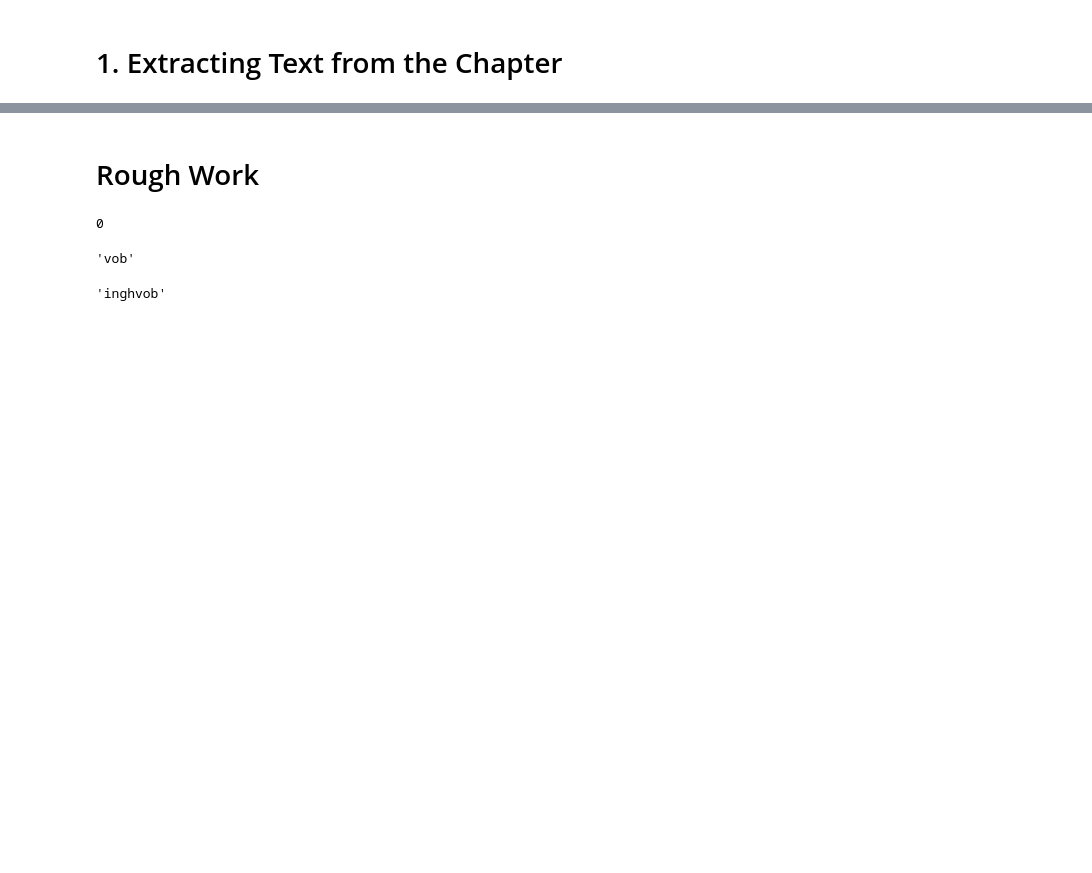
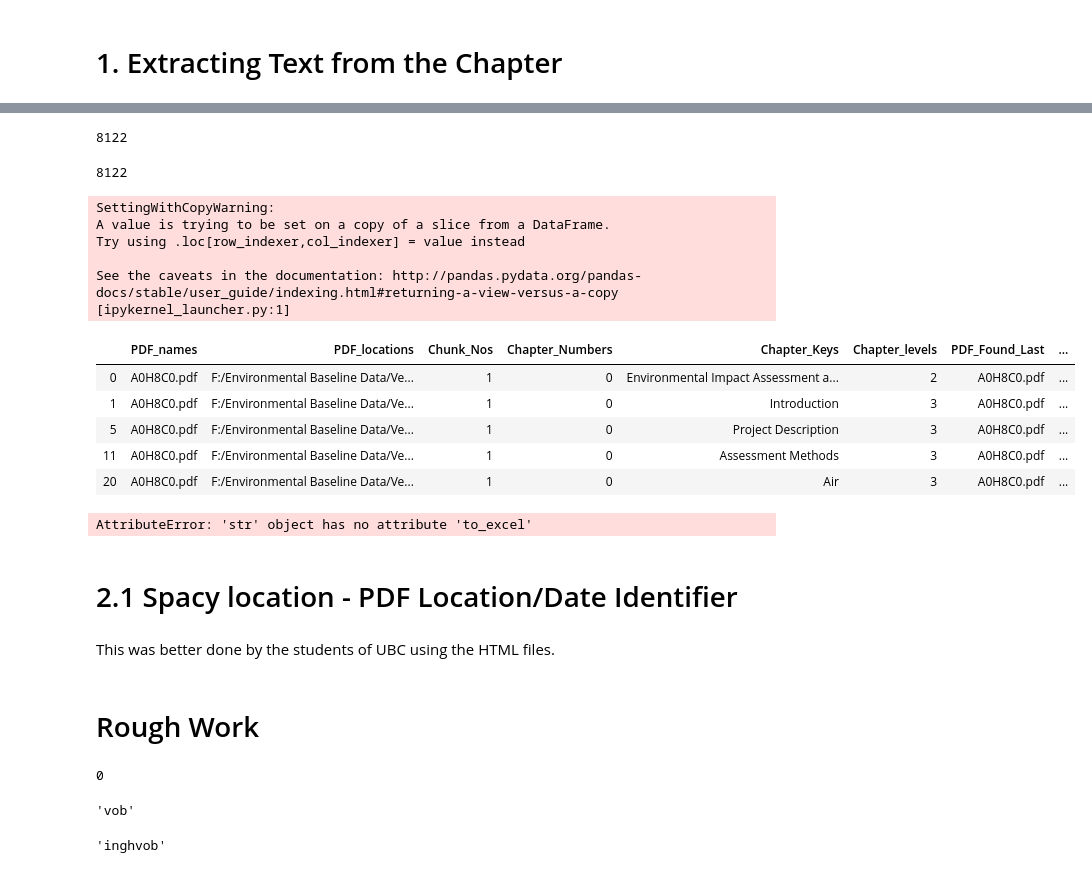
Before and after one commit to iVibudh/CER-ESA-Phase1, a Jupyter notebook: extracting-chapters-from-PDF/Extracting Metadata from Chapters with Outlines .ipynb, the cells around one changed output, grey strips where cells are left out. Saved outputs shown, nothing was run; the diff lists cells and outputs as text; code cells hidden in the pictures; blank space fills up the shorter version.

```diff
--- a/extracting-chapters-from-PDF/Extracting Metadata from Chapters with Outlines .ipynb
+++ b/extracting-chapters-from-PDF/Extracting Metadata from Chapters with Outlines .ipynb
@@ -183,6 +175,7 @@ def remove_digits(chapter_key):
     New Chapter Key in Outline : "Environment Assessment"
     """
     index = 0
+    chapter_key = str(chapter_key)
     chapter_key = chapter_key.strip()
     if ' ' in chapter_key and chapter_key[0].isdigit():
         index = chapter_key.index(' ')
@@ -191,7 +200,12 @@ def remove_digits(chapter_key):
 # %%
-def read_chapter_text(PDF_location, Start_Text, Start_Page, End_Page, End_Text):
+def read_chapter_text(PDF_location, Start_Text, Start_Page, End_Page, End_Text,i):
 
-    print("Reading PDF {}".format(PDF_location))
+    if Start_Page < 0:
+        Chapter = "Invalid Page Number"
+        return(Chapter)
+
+
+    print("Reading PDF {} and the start text {} at i = {}".format(PDF_location, Start_Text, i))
     object = p2.PdfFileReader(PDF_location)
 
     Start_Text = remove_digits(Start_Text)
@@ -214,7 +228,7 @@ def read_chapter_text(PDF_location, Start_Text, Start_Page, End_Page, End_Text):
 
         try:
             Text = PageObj.extractText()
-            Text = Text.replace('\n','').replace('\n','')
+            Text = Text.replace('\n','').replace('\r','')
             #print("The Text Extracted for page no {} is {}".format(i, Text))
         except:
             Text = "Text could not be extracted for File {} for Page Number {}".format(PDF_location, i)
@@ -252,6 +266,7 @@ def read_chapter_text(PDF_location, Start_Text, Start_Page, End_Page, End_Text):
             Chapter = Chapter + Text
     return(Chapter)
 # %%
+PositiveChaptersDF = PositiveChaptersDF
 Chapter_Texts = []
 for i in range(len(PositiveChaptersDF)):
     try:
@@ -271,7 +286,7 @@ for i in range(len(PositiveChaptersDF)):
     Chapter_Text = read_chapter_text(PositiveChaptersDF.iloc[i]['PDF_locations'],
                       PositiveChaptersDF.iloc[i]['Chapter_Keys'],
                       PositiveChaptersDF.iloc[i]['Page_Found_Last'],
-                      End_Page, End_Text)
+                      End_Page, End_Text,i)
 
     Chapter_Texts.extend([Chapter_Text])
 
@@ -299,0 +317,29 @@ Reading PDF F:/Environmental Baseline Data/Version 3/Data/PDF/A6F4R2.pdf
+# %%
+len(Chapter_Texts)
+len(PositiveChaptersDF)
+# %% [output]
+8122
+8122
+# %%
+PositiveChaptersDF['Chapter Text'] = Chapter_Texts
+PositiveChaptersDF.head(5)
+
+PositiveChaptersDF.to_csv("F:/Environmental Baseline Data/Version 3/Indices/Index - Chapter Texts for NGTL 2021.csv")
+# %% [output]
+SettingWithCopyWarning:
+A value is trying to be set on a copy of a slice from a DataFrame.
+Try using .loc[row_indexer,col_indexer] = value instead
+
+See the caveats in the documentation: http://pandas.pydata.org/pandas-docs/stable/user_guide/indexing.html#returning-a-view-versus-a-copy [ipykernel_launcher.py:1]
+|  | PDF_names | PDF_locations | Chunk_Nos | Chapter_Numbers | Chapter_Keys | Chapter_levels | PDF_Found_Last | ... |
+| 0 | A0H8C0.pdf | F:/Environmental Baseline Data/Ve... | 1 | 0 | Environmental Impact Assessment a... | 2 | A0H8C0.pdf | ... |
+| 1 | A0H8C0.pdf | F:/Environmental Baseline Data/Ve... | 1 | 0 | Introduction | 3 | A0H8C0.pdf | ... |
+| 5 | A0H8C0.pdf | F:/Environmental Baseline Data/Ve... | 1 | 0 | Project Description | 3 | A0H8C0.pdf | ... |
+| 11 | A0H8C0.pdf | F:/Environmental Baseline Data/Ve... | 1 | 0 | Assessment Methods | 3 | A0H8C0.pdf | ... |
+| 20 | A0H8C0.pdf | F:/Environmental Baseline Data/Ve... | 1 | 0 | Air | 3 | A0H8C0.pdf | ... |
+# %%
+# Create a Pandas Excel writer using XlsxWriter as the engine.
+writer = pd.ExcelWriter('F:/Environmental Baseline Data/Version 3/Indices/Index - Chapter Texts for NGTL 2021.xlsx', engine='xlsxwriter')
+PositiveChaptersJSON.to_excel(writer, sheet_name='Sheet1')
+# %% [output]
+AttributeError: 'str' object has no attribute 'to_excel'
@@ -300,3 +352,7 @@ Reading PDF F:/Environmental Baseline Data/Version 3/Data/PDF/A6F4R2.pdf
+# %% [markdown]
+# 2.1 Spacy location - PDF Location/Date Identifier
+# %% [markdown]
+This was better done by the students of UBC using the HTML files.
 # %% [markdown]
 # Rough Work
 # %%
```
Also changed, not shown: parts of 7 cells of this notebook, 7 other files.
